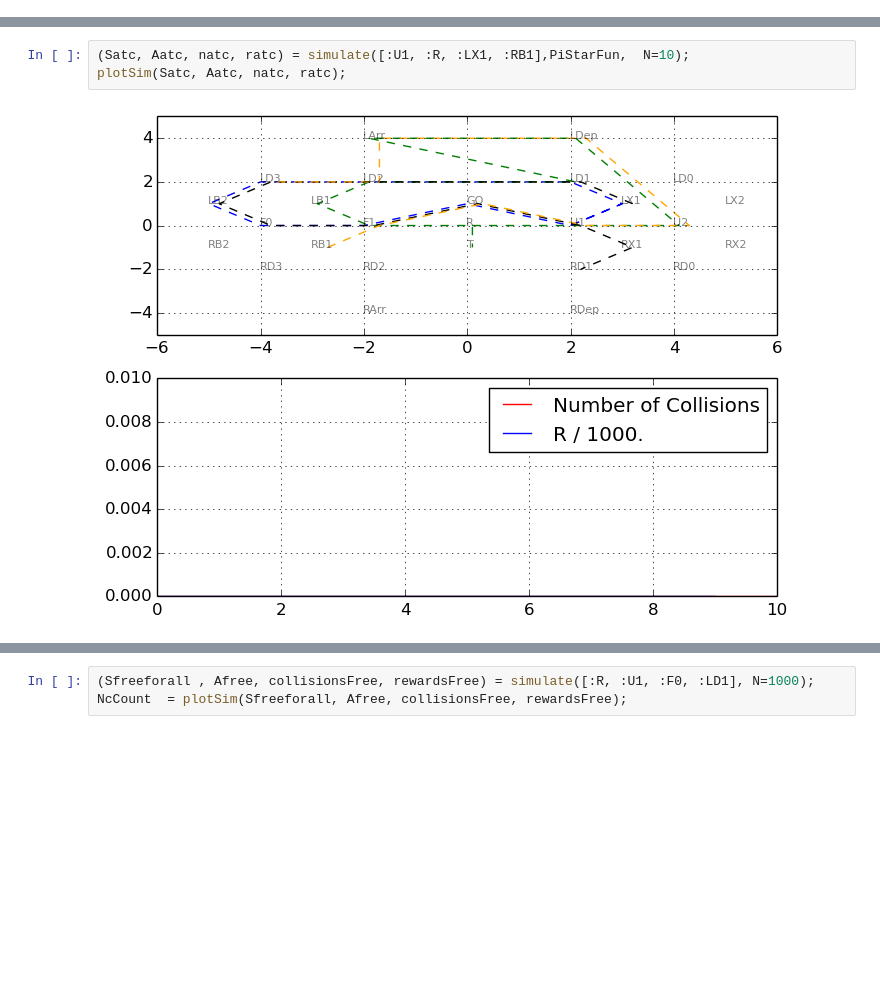
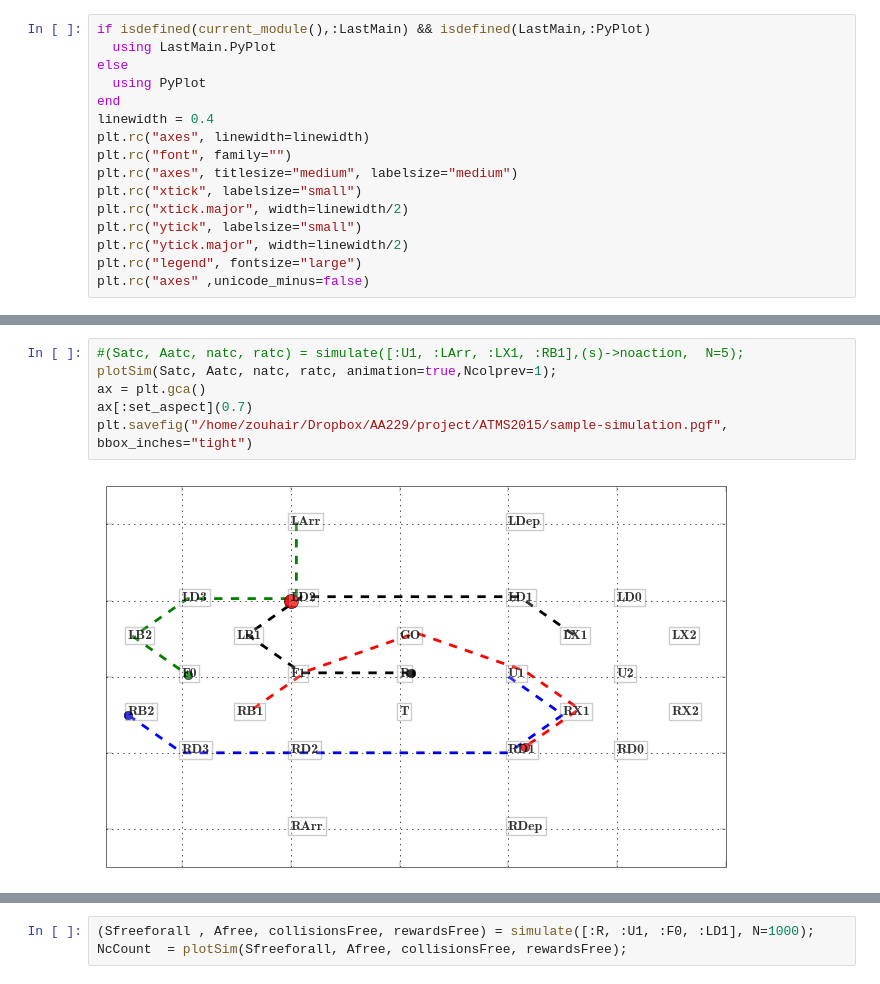
Before and after one commit to sisl/autoATC, a Jupyter notebook: leftorright.ipynb, the cells around one changed output, grey strips where cells are left out. Cells and saved outputs as stored; diff of their text form; blank space fills up the shorter version.

```diff
--- a/leftorright.ipynb
+++ b/leftorright.ipynb
@@ -39,0 +19,16 @@ INFO: Loading help data...
+# %%
+if isdefined(current_module(),:LastMain) && isdefined(LastMain,:PyPlot)
+  using LastMain.PyPlot
+else
+  using PyPlot
+end
+linewidth = 0.4
+plt.rc("axes", linewidth=linewidth)
+plt.rc("font", family="")
+plt.rc("axes", titlesize="medium", labelsize="medium")
+plt.rc("xtick", labelsize="small")
+plt.rc("xtick.major", width=linewidth/2)
+plt.rc("ytick", labelsize="small")
+plt.rc("ytick.major", width=linewidth/2)
+plt.rc("legend", fontsize="large")
+plt.rc("axes" ,unicode_minus=false)
@@ -44,5 +130,8 @@ PiStarFun([:R, :R, :LX1, :RB1])
 # %%
-(Satc, Aatc, natc, ratc) = simulate([:U1, :R, :LX1, :RB1],PiStarFun,  N=10);
-plotSim(Satc, Aatc, natc, ratc);
+#(Satc, Aatc, natc, ratc) = simulate([:U1, :LArr, :LX1, :RB1],(s)->noaction,  N=5);
+plotSim(Satc, Aatc, natc, ratc, animation=true,Ncolprev=1);
+ax = plt.gca()
+ax[:set_aspect](0.7)
+plt.savefig("/home/zouhair/Dropbox/AA229/project/ATMS2015/sample-simulation.pgf", bbox_inches="tight")
 # %% [output]
-[figure, old version]
+[figure, new version]
```
Also changed, not shown: parts of 11 cells of this notebook, 3 other files.
